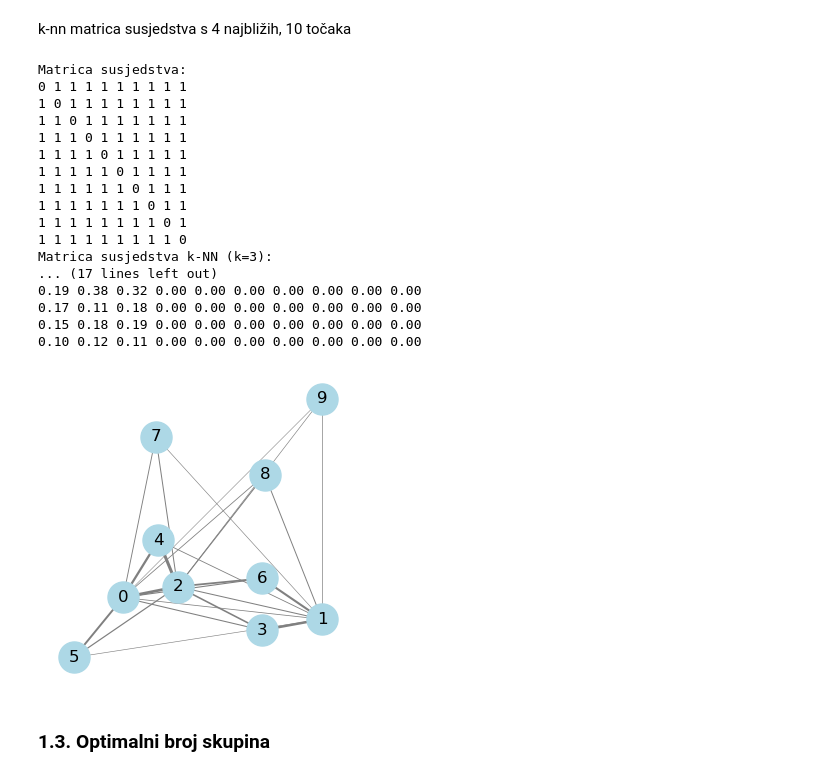
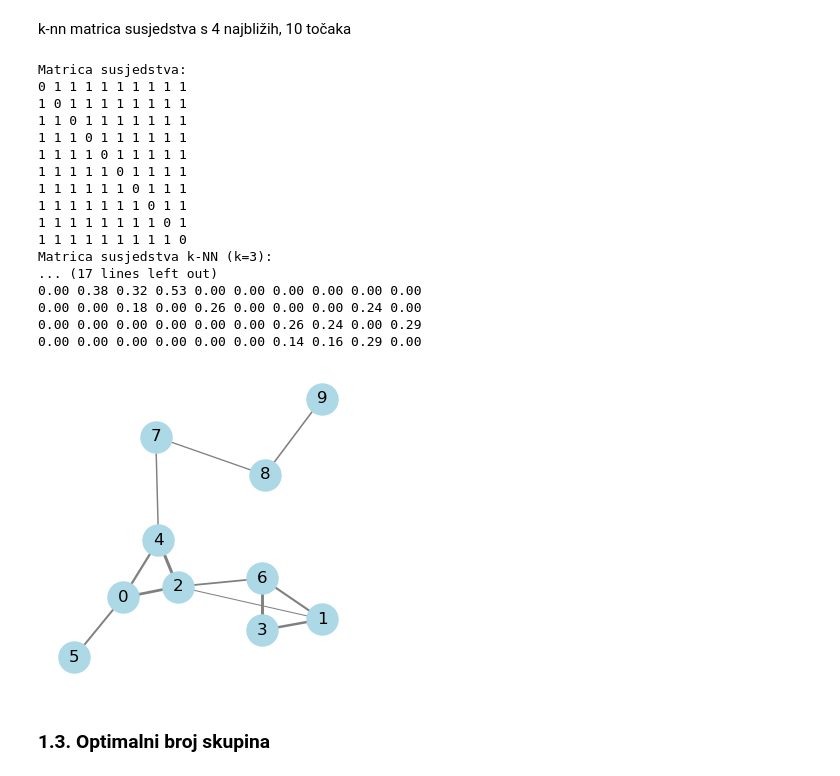
Before and after one commit to antoniamstr1/diplomski_rad, a Jupyter notebook: Spektralno_grupiranje.ipynb, the cells around one changed output. Cells and saved outputs as stored; diff of their text form; code cells hidden in the pictures.

```diff
--- a/Spektralno_grupiranje.ipynb
+++ b/Spektralno_grupiranje.ipynb
@@ -157,6 +157,7 @@ points = np.array([
 ])
 
 n = len(points)
+D = cdist(points, points, metric='euclidean')
 
 """ # Matrica susjedstva  """
 A = np.ones((n, n), dtype=int)
@@ -168,15 +169,13 @@ print_matrix(A)
 k = 3
 A_knn = np.zeros_like(A)
 for i in range(n):
-    knn_indices = np.argsort(A[i])[1:k+1]
+    knn_indices = np.argsort(D[i])[1:k+1]
     A_knn[i, knn_indices] = 1
-A_knn = np.maximum(A_knn, A_knn.T)
 print(f"Matrica susjedstva k-NN (k={k}):")
 print_matrix(A_knn)
 
 
 """ Matrica sličnosti  """
-D = cdist(points, points, metric='euclidean')
 S = np.zeros_like(D)
 for i in range(n):
     for j in range(n):
@@ -192,39 +191,39 @@ print_matrix(S_knn)
 """ vizualizacija grafa """
 G = nx.Graph()
 for i in range(n):
     G.add_node(i, pos=points[i])
 for i in range(n):
     for j in range(i + 1, n):
-        if A[i, j] == 1:
+        if A_knn[i, j] == 1:
             similarity = S_knn[i, j]
             G.add_edge(i, j, weight=similarity)
 
 pos = nx.get_node_attributes(G, 'pos')
 edge_weights = [G[u][v]['weight'] * 4 for u, v in G.edges()]
 plt.figure(figsize=(3, 3))
 nx.draw(G, pos, with_labels=True, node_color='lightblue',
         edge_color="gray", width=edge_weights, node_size=500)
 plt.axis('equal')
 plt.show()
 # %% [output]
 Matrica susjedstva:
 0 1 1 1 1 1 1 1 1 1
 1 0 1 1 1 1 1 1 1 1
 1 1 0 1 1 1 1 1 1 1
 1 1 1 0 1 1 1 1 1 1
 1 1 1 1 0 1 1 1 1 1
 1 1 1 1 1 0 1 1 1 1
 1 1 1 1 1 1 0 1 1 1
 1 1 1 1 1 1 1 0 1 1
 1 1 1 1 1 1 1 1 0 1
 1 1 1 1 1 1 1 1 1 0
 Matrica susjedstva k-NN (k=3):
 ... (17 lines left out)
-0.19 0.38 0.32 0.00 0.00 0.00 0.00 0.00 0.00 0.00
-0.17 0.11 0.18 0.00 0.00 0.00 0.00 0.00 0.00 0.00
-0.15 0.18 0.19 0.00 0.00 0.00 0.00 0.00 0.00 0.00
-0.10 0.12 0.11 0.00 0.00 0.00 0.00 0.00 0.00 0.00
+0.00 0.38 0.32 0.53 0.00 0.00 0.00 0.00 0.00 0.00
+0.00 0.00 0.18 0.00 0.26 0.00 0.00 0.00 0.24 0.00
+0.00 0.00 0.00 0.00 0.00 0.00 0.26 0.24 0.00 0.29
+0.00 0.00 0.00 0.00 0.00 0.00 0.14 0.16 0.29 0.00
-[figure, old version]
+[figure, new version]
 # %% [markdown]
 ### 1.3. Optimalni broj skupina
 # %% [markdown]
```
Also changed, not shown: parts of 11 cells of this notebook, 3 other files.
